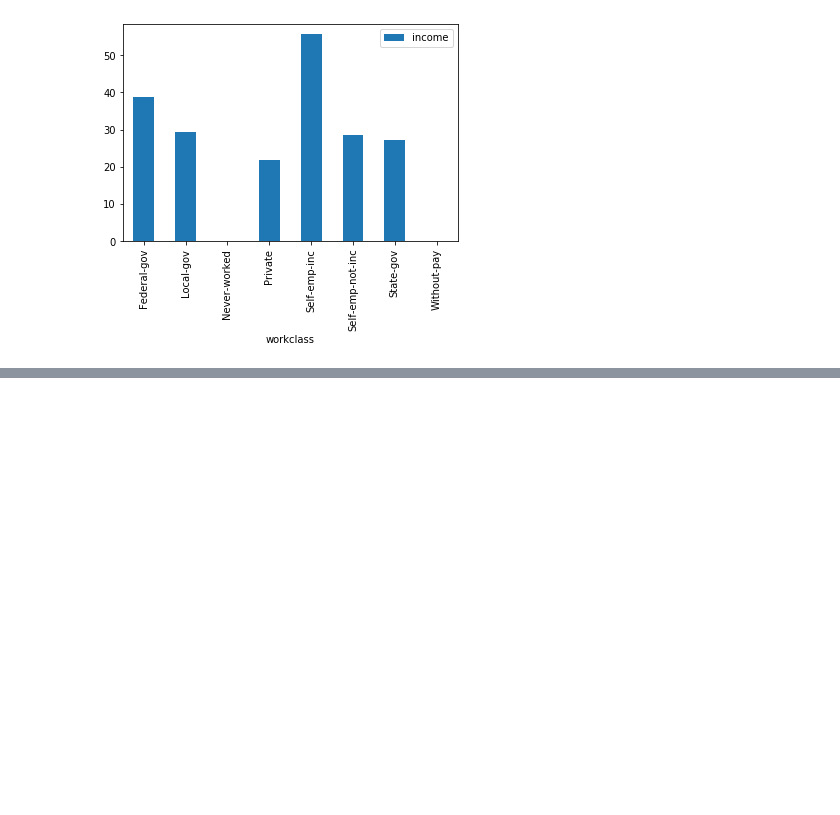
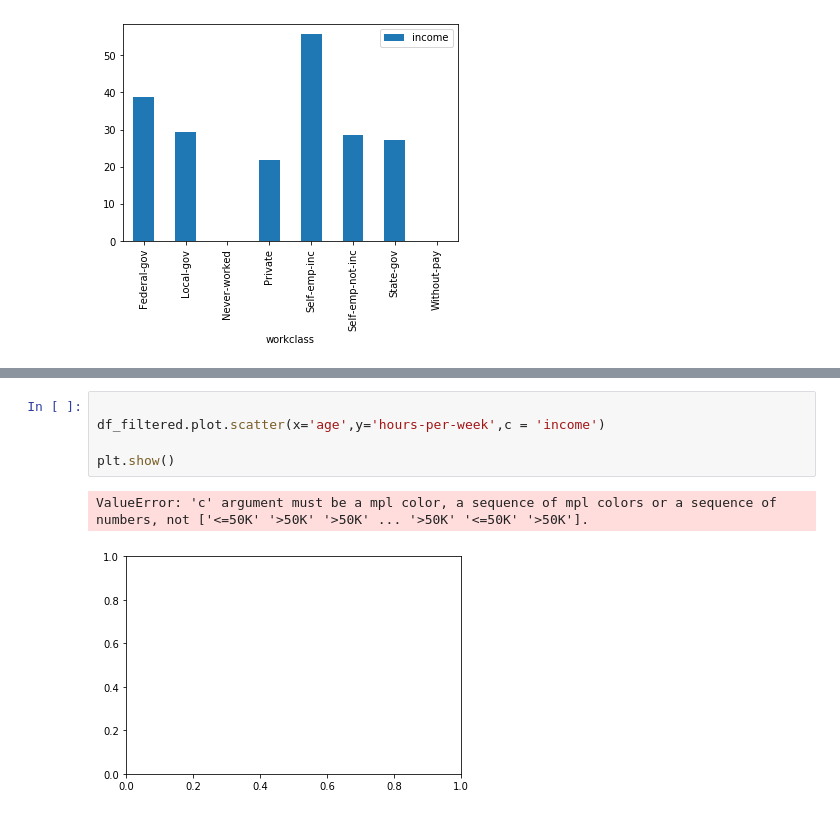
Before and after one commit to ShithiAhmed/census-income-data-visualization, a Jupyter notebook: project.ipynb, the cells around one changed output, grey strips where cells are left out. Cells and saved outputs as stored; diff of their text form; blank space fills up the shorter version.

```diff
--- a/project.ipynb
+++ b/project.ipynb
@@ -115,0 +150,8 @@ See the caveats in the documentation: https://pandas.pydata.org/pandas-docs/stab
+# %%
+
+df_filtered.plot.scatter(x='age',y='hours-per-week',c = 'income')
+
+plt.show()
+# %% [output]
+ValueError: 'c' argument must be a mpl color, a sequence of mpl colors or a sequence of numbers, not ['<=50K' '>50K' '>50K' ... '>50K' '<=50K' '>50K'].
+[figure, added]
```
Also changed, not shown: parts of 6 cells of this notebook.
